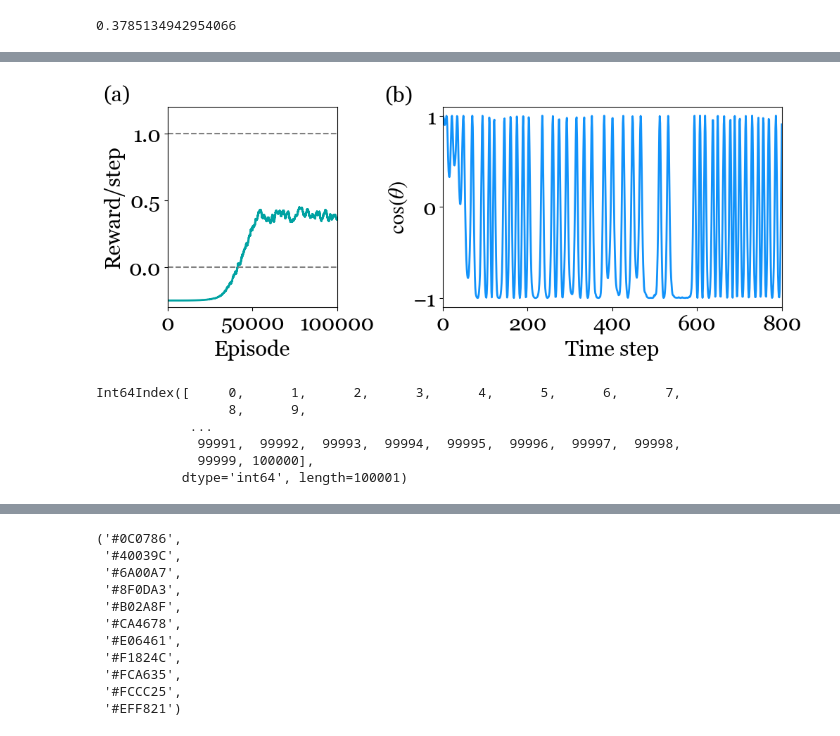
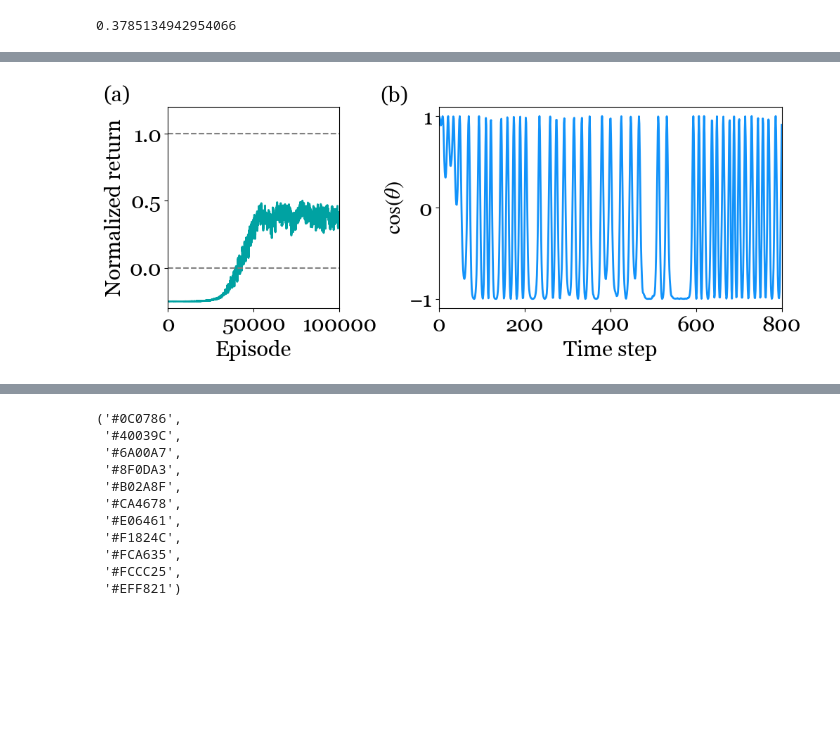
Before and after one commit to ss555/cart_pole, a Jupyter notebook: q_learning/plot_paper_qlearning.ipynb, the cells around one changed output, grey strips where cells are left out. Drawn from its saved outputs; the diff is of its cells as text; code cells hidden in the pictures; blank space fills up the shorter version.

```diff
--- a/q_learning/plot_paper_qlearning.ipynb
+++ b/q_learning/plot_paper_qlearning.ipynb
@@ -89,34 +93,27 @@ plt.savefig('Fig_qlearning_inference.pdf', dpi=300, format='pdf')
 # %%
 rcParams['font.size'] = 22
 fig, (ax, ax1) = plt.subplots(1,2, figsize=(10, 4), gridspec_kw = {'width_ratios':[1, 2]}, tight_layout=False,  constrained_layout=True)
 x = df.index
-y_tmp = df.reward.rolling(1000).mean()
+y_tmp = df.reward.rolling(100).mean()
 y = y_tmp/1600
 ax.plot(x, y, c=colors[0], label="", lw=2)
-ax.set_ylabel(r'Reward/step')
+# ax.plot(x, df.reward/1600, c=colors[0], alpha = 0.1)
+ax.set_ylabel(r'Normalized return')
 ax.set_xlabel(r'Episode')
 ax.set_xlim(0, 100000)
 ax.ticklabel_format(axis="x", style="plain", scilimits=(0,0))
 ax.set_ylim(-0.3, 1.2)
 ax.axhline(y=0, linestyle='--', color='gray')
 ax.axhline(y=1, linestyle='--', color='gray')
 x1 = df2.index
 y1 = df2.costheta
 ax1.plot(x1, y1, c=colors[4], label="", lw=2)
 ax1.set_ylabel(r'$\cos(\theta)$')
 ax1.set_xlabel(r'Time step')
 ax1.set_xlim(0, 800)
 ax.set_title(r'(a)', fontsize=22, position=(-0.3, 0.0))
 ax1.set_title(r'(b)', fontsize=22, position=(-0.13, 0.0))
 plt.savefig('Fig_qlearning_reward_inference.pdf', dpi=300, format='pdf', bbox_inches='tight')
+plt.show()
 # %% [output]
-[figure, old version]
+[figure, new version]
-# %%
-x
-# %% [output]
-Int64Index([     0,      1,      2,      3,      4,      5,      6,      7,
-                 8,      9,
-            ...
-             99991,  99992,  99993,  99994,  99995,  99996,  99997,  99998,
-             99999, 100000],
-           dtype='int64', length=100001)
```
Also changed, not shown: parts of 4 cells of this notebook, 31 other files.
